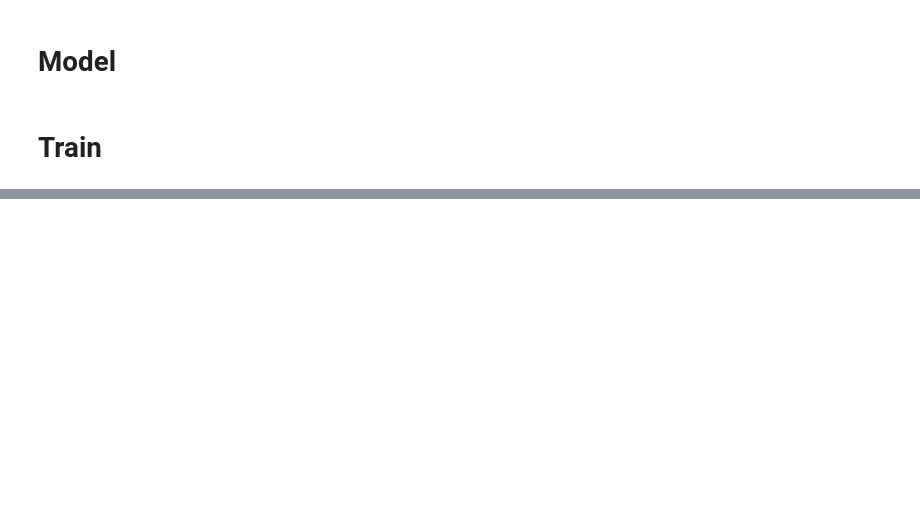
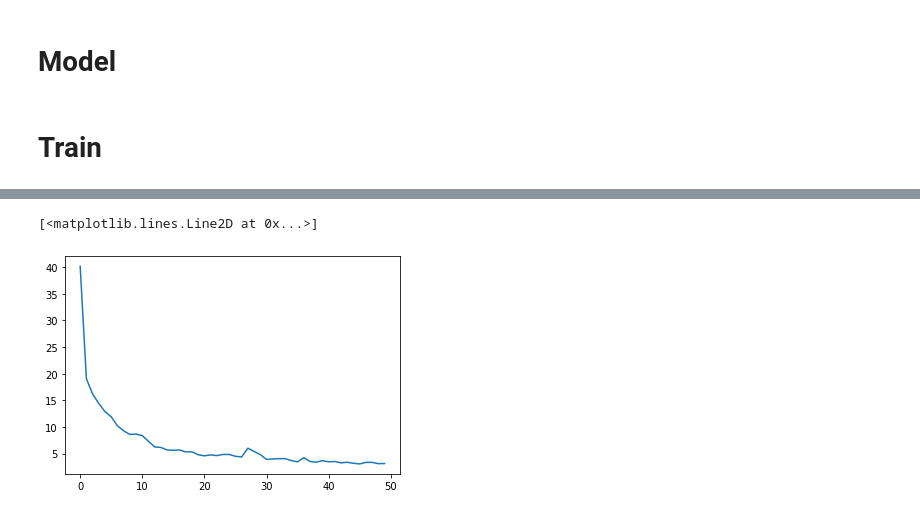
Before and after one commit to mishgon/mesh_detection, a Jupyter notebook: notebooks/test_kaggle_face.ipynb, the cells around one changed output, grey strips where cells are left out. Saved outputs shown, nothing was run; the diff lists cells and outputs as text; code cells hidden in the pictures; blank space fills up the shorter version.

```diff
--- a/notebooks/test_kaggle_face.ipynb
+++ b/notebooks/test_kaggle_face.ipynb
@@ -102,0 +111,2 @@ losses
+# %%
+experiment_path = Path('/nmnt/media/home/migonch/experiments/mesh_detection/shifts/')
@@ -102,0 +134,6 @@ losses
+# %%
+losses = np.load(experiment_path / 'losses.npy')
+plt.plot(losses)
+# %% [output]
+[<matplotlib.lines.Line2D at 0x...>]
+[figure, added]
```
Also changed, not shown: parts of 26 cells of this notebook, 6 other files.
